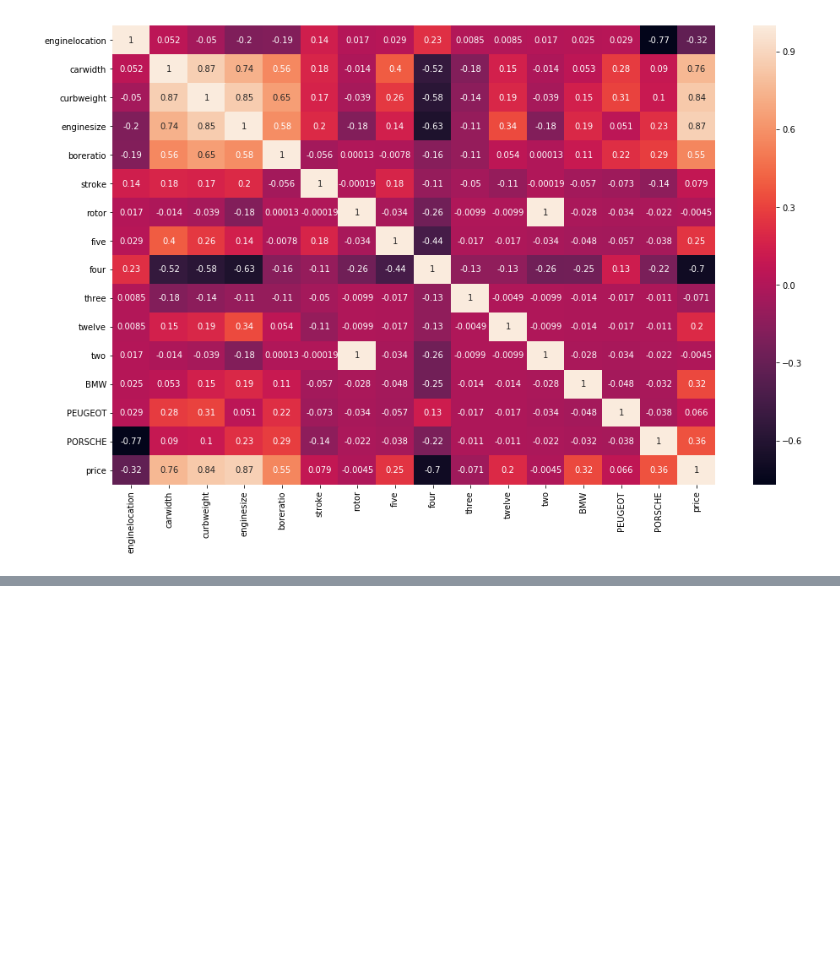
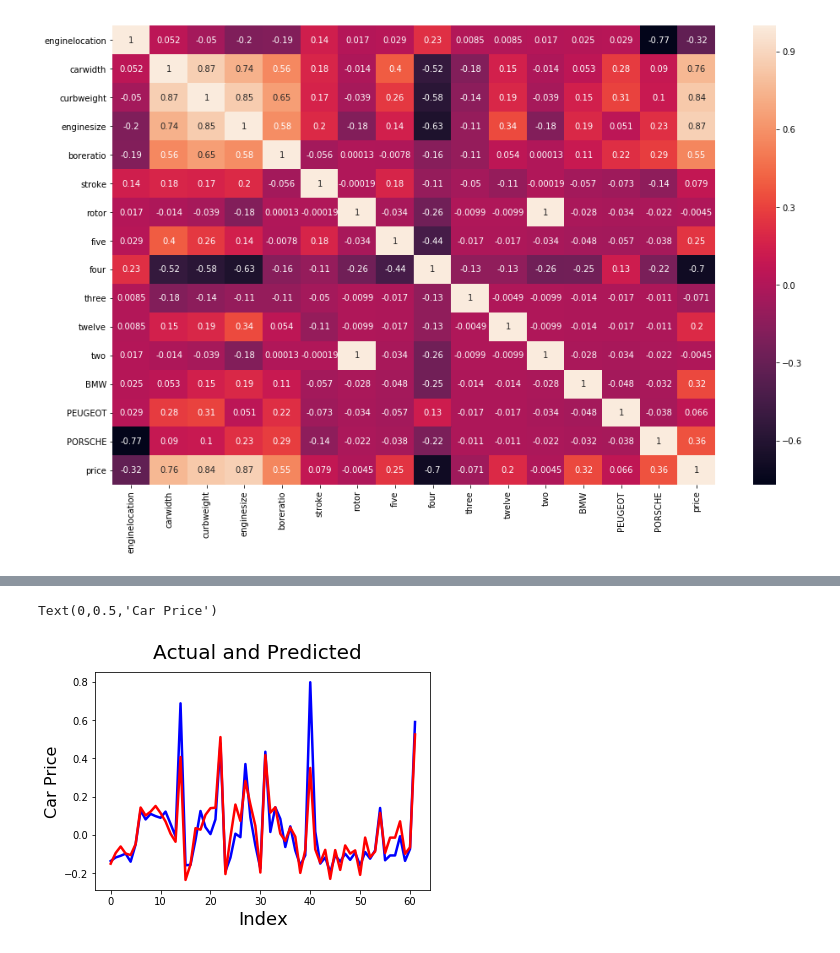
Before and after one commit to kapiltekwani/machine_learning, a Jupyter notebook: LinearRegressionCaseStudy.ipynb, the cells around one changed output, grey strips where cells are left out. Saved outputs shown, nothing was run; the diff lists cells and outputs as text; code cells hidden in the pictures; blank space fills up the shorter version.

```diff
--- a/LinearRegressionCaseStudy.ipynb
+++ b/LinearRegressionCaseStudy.ipynb
@@ -160,7 +149,7 @@ sns.heatmap(final_car_prices.corr(), annot = True)
 # %%
 
 ###########################Model 1#################
-X_train_rfe = sm.add_constant(X_train_rfe)
+# X_train_rfe = sm.add_constant(X_train_rfe)
 
 lm1 = sm.OLS(y_train, X_train_rfe).fit()
 
@@ -324,0 +369,10 @@ Covariance Type:            nonrobust
+# %%
+##########################Model 9 ################
+
+X_train_rfe = X_train_rfe.drop('boreratio', 1)
+
+lm9= sm.OLS(y_train, X_train_rfe).fit()
+
+print(lm9.summary())
+
+print(vif_cal(input_data=final_car_prices.drop(['boreratio','five',"enginesize", "two", 'four', 'stroke', 'rotor', 'carwidth'], axis=1), dependent_col="price"))
@@ -324,0 +397,10 @@ Covariance Type:            nonrobust
+# %%
+##########################Model 10 ################
+
+X_train_rfe = X_train_rfe.drop('PORSCHE', 1)
+
+lm10= sm.OLS(y_train, X_train_rfe).fit()
+
+print(lm10.summary())
+
+print(vif_cal(input_data=final_car_prices.drop(['PORSCHE','boreratio','five',"enginesize", "two", 'four', 'stroke', 'rotor', 'carwidth'], axis=1), dependent_col="price"))
@@ -324,0 +453,24 @@ Covariance Type:            nonrobust
+# %%
+%matplotlib inline
+
+X_test = X_test[['enginelocation', 'curbweight', 'three', 'twelve', 'BMW', 'PEUGEOT']]
+y_pred = lm10.predict(X_test)
+
+# print "X_train", X_train_rfe.shape
+# print "X_test", X_test_rfe.shape
+
+# print "y_test", y_test.shape
+# print "y_pred_rfe", y_pred_rfe.shape
+
+
+ # Actual vs Predicted
+c = [i for i in range(0,62,1)]
+fig = plt.figure()
+plt.plot(c,y_test, color="blue", linewidth=2.5, linestyle="-")
+plt.plot(c,y_pred, color="red",  linewidth=2.5, linestyle="-")
+fig.suptitle('Actual and Predicted', fontsize=20)
+plt.xlabel('Index', fontsize=18)
+plt.ylabel('Car Price', fontsize=16)
+# %% [output]
+Text(0,0.5,'Car Price')
+[figure, added]
```
Also changed, not shown: parts of 16 cells of this notebook.
